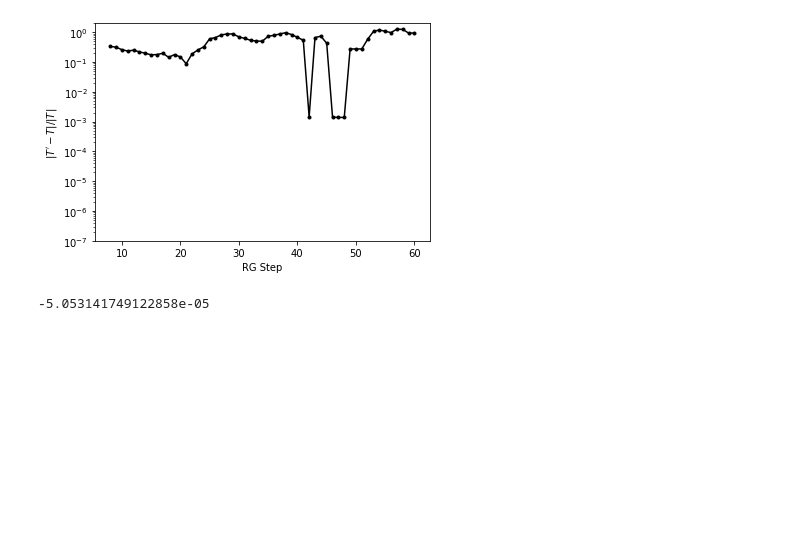
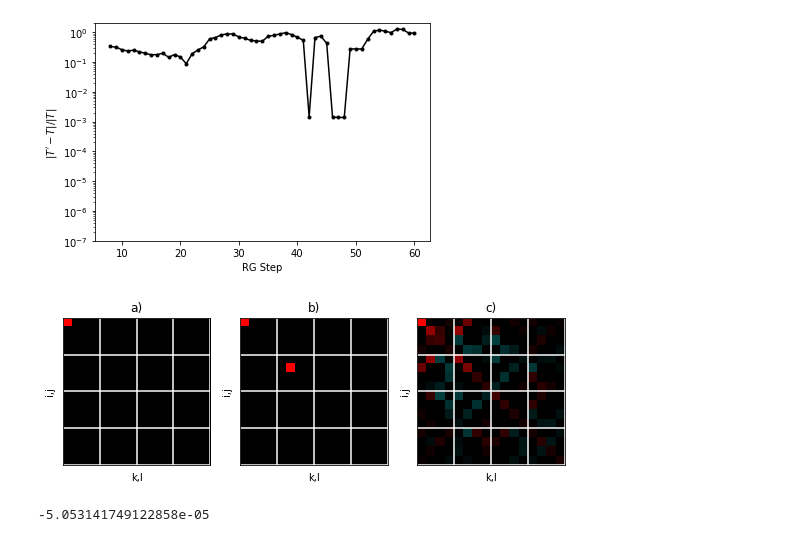
Before and after one commit to fangzhangmnm/TensorRenormalizationGroup, a Jupyter notebook: flow_plot.ipynb, the cells around one changed output. Drawn from its saved outputs; the diff is of its cells as text; code cells hidden in the pictures; blank space fills up the shorter version.

```diff
--- a/flow_plot.ipynb
+++ b/flow_plot.ipynb
@@ -34,6 +34,25 @@ curveNM=show_diff(TsNM,stride=2)
 [figure]
 [figure]
 [figure]
+# %%
+import importlib
+import utils
+importlib.reload(utils)
+
+from utils import show_tensor_ijkl
+plt.figure(figsize=(9,3))
+plt.subplot(131)
+show_tensor_ijkl(TsL[40].cpu().numpy(),4) # low B = high T
+plt.title('a)')
+plt.subplot(132)
+show_tensor_ijkl(TsH[40].cpu().numpy(),4)
+plt.title('b)')
+plt.subplot(133)
+show_tensor_ijkl(TsM[30].cpu().numpy(),4)
+plt.title('c)')
+plt.show()
+# %% [output]
+[figure, added]
 # %%
 betaH=paramsH['beta']
 betaL=paramsL['beta']
```
Also changed, not shown: parts of 1 cell of this notebook, 5 other files.
